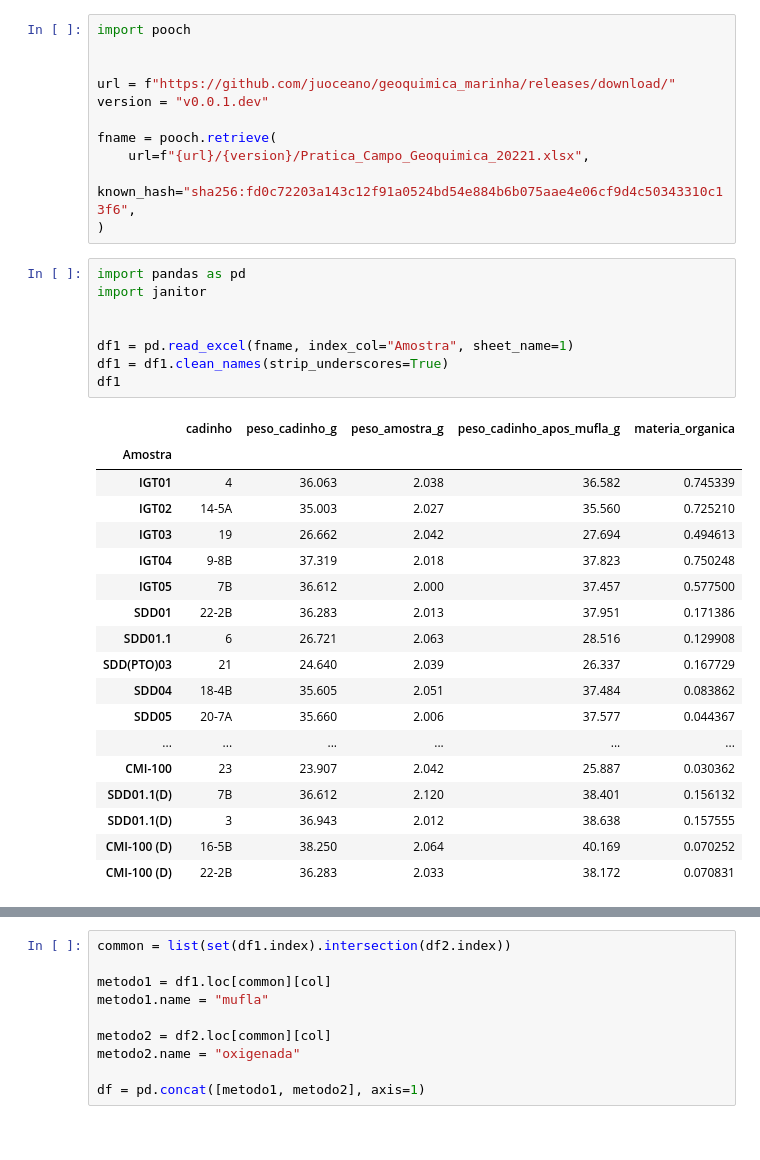
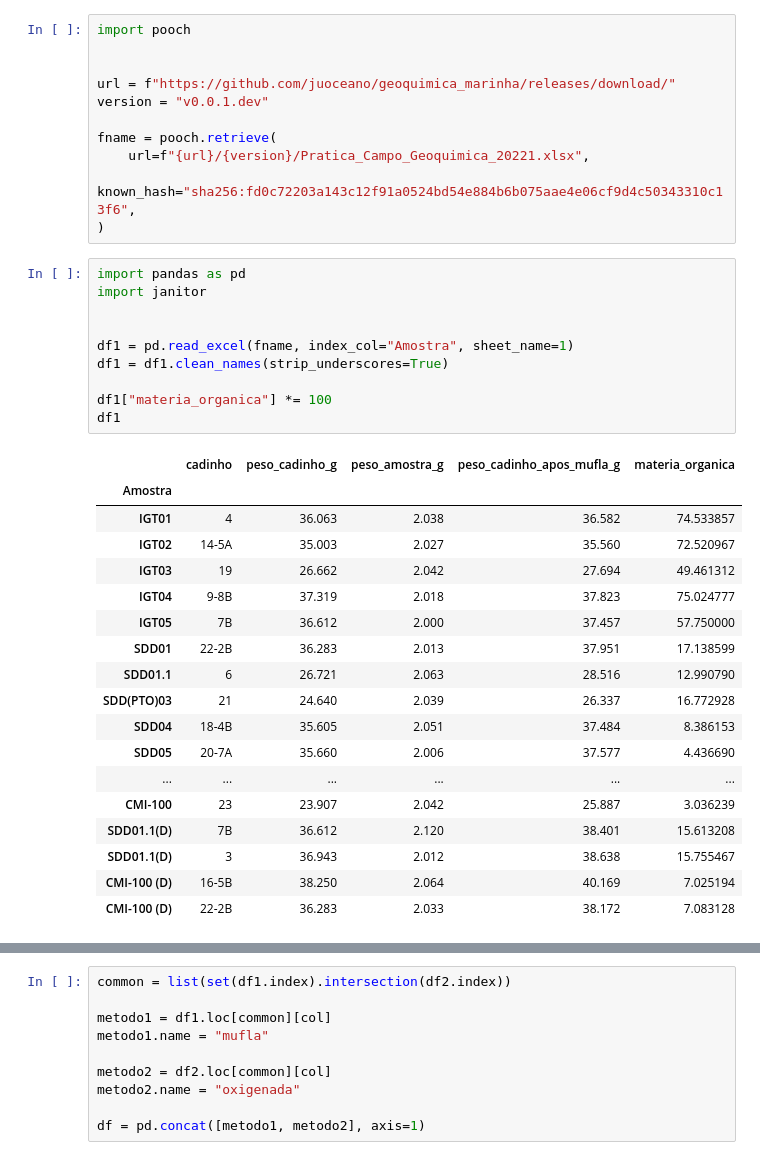
Before and after one commit to LaPoGeoMar/geoquimica_marinha, a Jupyter notebook: 02-dados-manguezal.ipynb, the cells around one changed output, grey strips where cells are left out. Cells and saved outputs as stored; diff of their text form.

```diff
--- a/02-dados-manguezal.ipynb
+++ b/02-dados-manguezal.ipynb
@@ -12,30 +12,32 @@ fname = pooch.retrieve(
 # %%
 import pandas as pd
 import janitor
 
 
 df1 = pd.read_excel(fname, index_col="Amostra", sheet_name=1)
 df1 = df1.clean_names(strip_underscores=True)
+
+df1["materia_organica"] *= 100
 df1
 # %% [output]
 |  | cadinho | peso_cadinho_g | peso_amostra_g | peso_cadinho_apos_mufla_g | materia_organica |
 | Amostra |  |  |  |  |  |
-| IGT01 | 4 | 36.063 | 2.038 | 36.582 | 0.745339 |
-| IGT02 | 14-5A | 35.003 | 2.027 | 35.560 | 0.725210 |
-| IGT03 | 19 | 26.662 | 2.042 | 27.694 | 0.494613 |
-| IGT04 | 9-8B | 37.319 | 2.018 | 37.823 | 0.750248 |
-| IGT05 | 7B | 36.612 | 2.000 | 37.457 | 0.577500 |
-| SDD01 | 22-2B | 36.283 | 2.013 | 37.951 | 0.171386 |
-| SDD01.1 | 6 | 26.721 | 2.063 | 28.516 | 0.129908 |
-| SDD(PTO)03 | 21 | 24.640 | 2.039 | 26.337 | 0.167729 |
-| SDD04 | 18-4B | 35.605 | 2.051 | 37.484 | 0.083862 |
-| SDD05 | 20-7A | 35.660 | 2.006 | 37.577 | 0.044367 |
+| IGT01 | 4 | 36.063 | 2.038 | 36.582 | 74.533857 |
+| IGT02 | 14-5A | 35.003 | 2.027 | 35.560 | 72.520967 |
+| IGT03 | 19 | 26.662 | 2.042 | 27.694 | 49.461312 |
+| IGT04 | 9-8B | 37.319 | 2.018 | 37.823 | 75.024777 |
+| IGT05 | 7B | 36.612 | 2.000 | 37.457 | 57.750000 |
+| SDD01 | 22-2B | 36.283 | 2.013 | 37.951 | 17.138599 |
+| SDD01.1 | 6 | 26.721 | 2.063 | 28.516 | 12.990790 |
+| SDD(PTO)03 | 21 | 24.640 | 2.039 | 26.337 | 16.772928 |
+| SDD04 | 18-4B | 35.605 | 2.051 | 37.484 | 8.386153 |
+| SDD05 | 20-7A | 35.660 | 2.006 | 37.577 | 4.436690 |
 | ... | ... | ... | ... | ... | ... |
-| CMI-100 | 23 | 23.907 | 2.042 | 25.887 | 0.030362 |
-| SDD01.1(D) | 7B | 36.612 | 2.120 | 38.401 | 0.156132 |
-| SDD01.1(D) | 3 | 36.943 | 2.012 | 38.638 | 0.157555 |
-| CMI-100 (D) | 16-5B | 38.250 | 2.064 | 40.169 | 0.070252 |
-| CMI-100 (D) | 22-2B | 36.283 | 2.033 | 38.172 | 0.070831 |
+| CMI-100 | 23 | 23.907 | 2.042 | 25.887 | 3.036239 |
+| SDD01.1(D) | 7B | 36.612 | 2.120 | 38.401 | 15.613208 |
+| SDD01.1(D) | 3 | 36.943 | 2.012 | 38.638 | 15.755467 |
+| CMI-100 (D) | 16-5B | 38.250 | 2.064 | 40.169 | 7.025194 |
+| CMI-100 (D) | 22-2B | 36.283 | 2.033 | 38.172 | 7.083128 |
 # %%
 col = "materia_organica"
 
```
Also changed, not shown: parts of 4 cells of this notebook.
